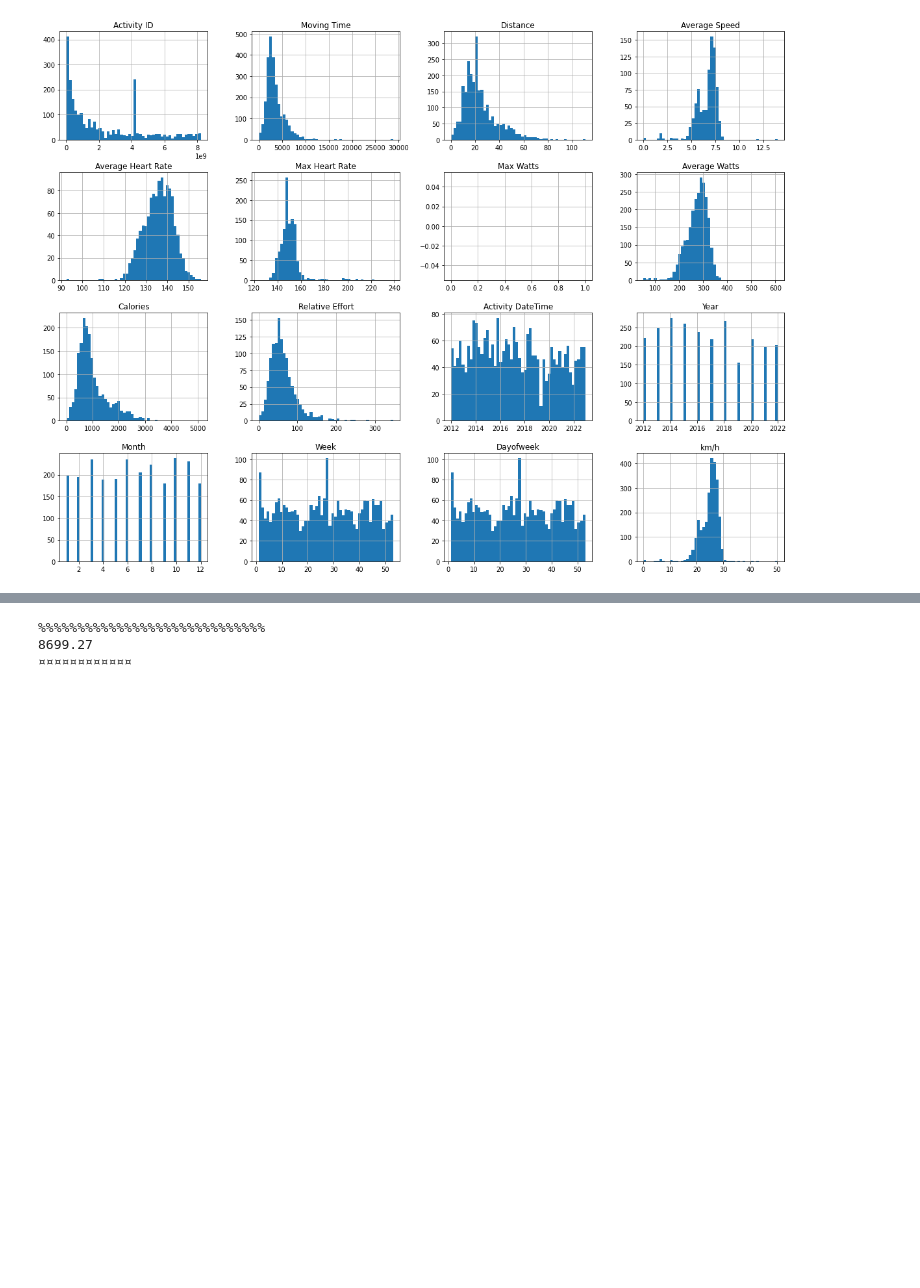
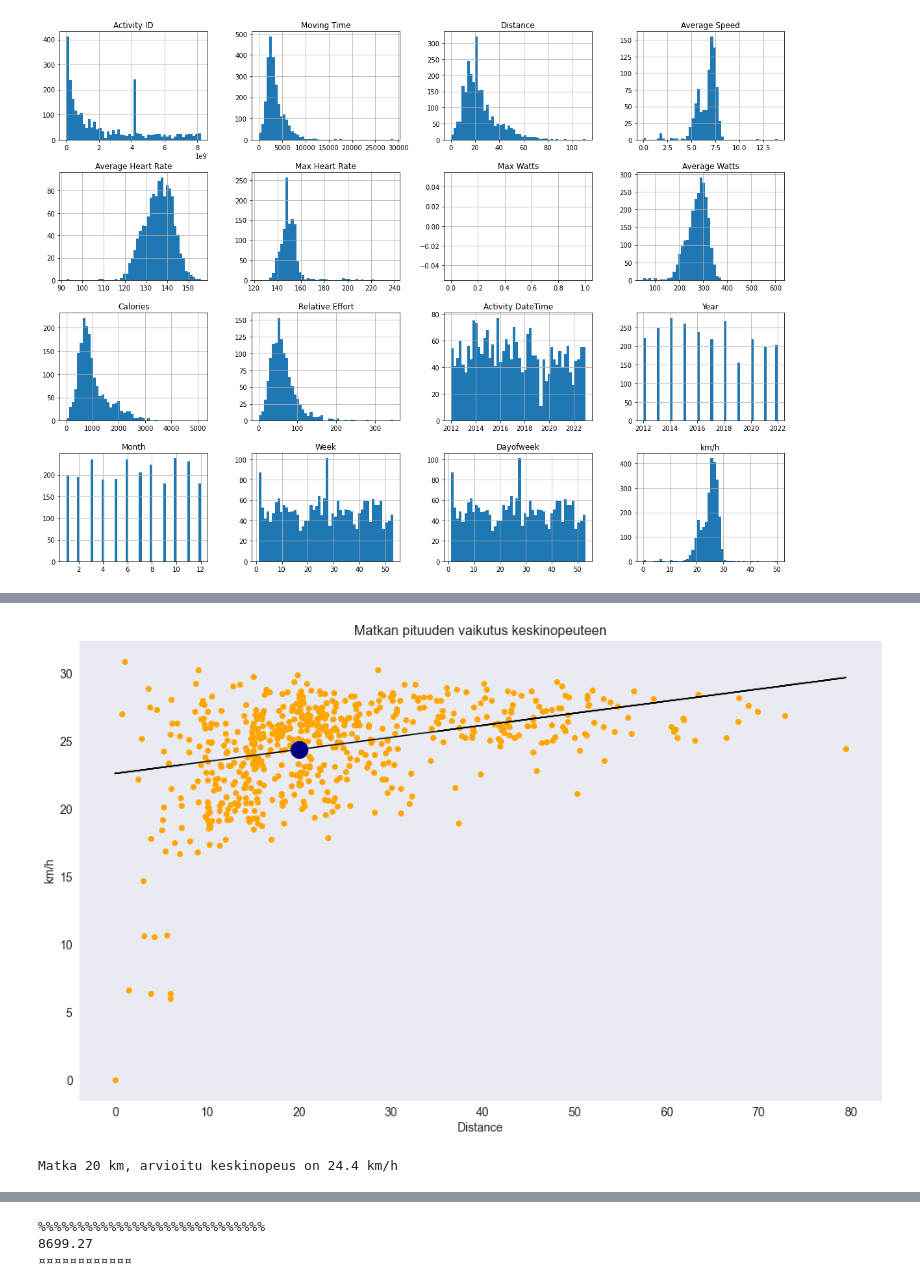
Before and after one commit to laakkti/deeplearningHT, a Jupyter notebook: tsekkaa.ipynb, the cells around one changed output, grey strips where cells are left out. Cells and saved outputs as stored; diff of their text form; code cells hidden in the pictures; blank space fills up the shorter version.

```diff
--- a/tsekkaa.ipynb
+++ b/tsekkaa.ipynb
@@ -558,0 +365,44 @@ plt.show()
+# %%
+## Tee funktio jota voidaan jatkosssa hyödyntää muutenkin erikseen predic scaatter orange
+
+def linearRegression(df,columns,value):
+
+    X = np.array(df[columns[0]]).reshape(-1, 1)
+    y = np.array(df[columns[1]]).reshape(-1, 1)
+
+    X_train, X_test, y_train, y_test = train_test_split(X, y, test_size = 0.25)
+
+
+    model = LinearRegression()
+
+    model.fit(X_train, y_train)
+
+    y_pred = model.predict(X_test)
+
+    sns.set_style('dark')
+    plt.figure()
+    plt.gcf().set_size_inches(17, 10)
+    plt.scatter(X_test, y_test, color ='orange')
+    plt.plot(X_test, y_pred, color ='k')
+
+    x_pre = [[value]]
+    y_pre = model.predict(x_pre)
+
+    plt.plot(x_pre,y_pre, marker='o', c="navy", ms=20,ls='none')
+
+    plt.xlabel(columns[0], size=14)
+    plt.ylabel(columns[1], size=14)
+    plt.title(f"Matkan pituuden vaikutus keskinopeuteen",size=16)
+    plt.xticks(fontsize=14)
+    plt.yticks(fontsize=14)
+
+    plt.show()
+    return y_pre
+
+columns=['Distance','km/h']
+value=20
+result=linearRegression(df2,columns,value)
+print(f'Matka {value} km, arvioitu keskinopeus on {round(result[0][0],2)} km/h')
+# %% [output]
+[figure, added]
+Matka 20 km, arvioitu keskinopeus on 24.4 km/h
```
Also changed, not shown: parts of 16 cells of this notebook, 1 other file.
